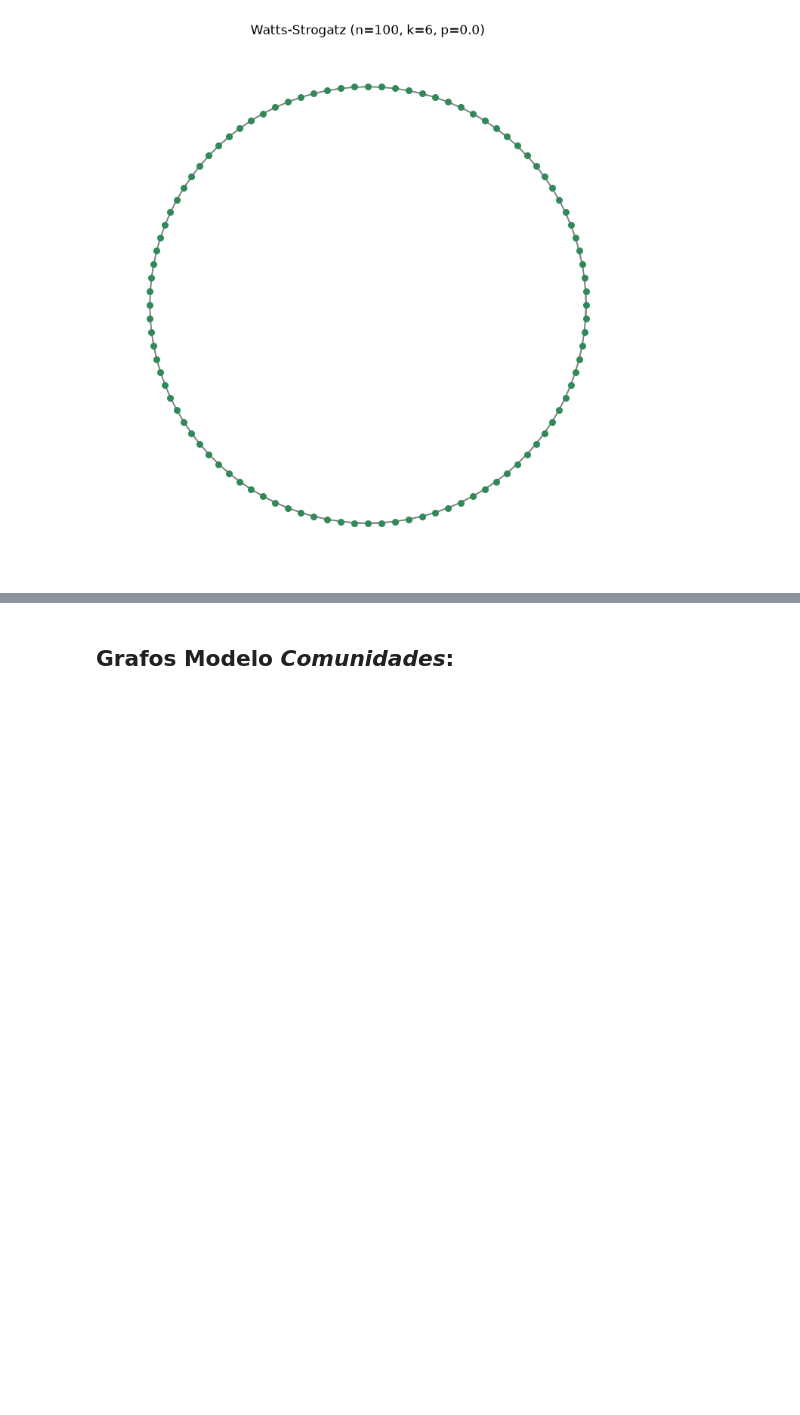
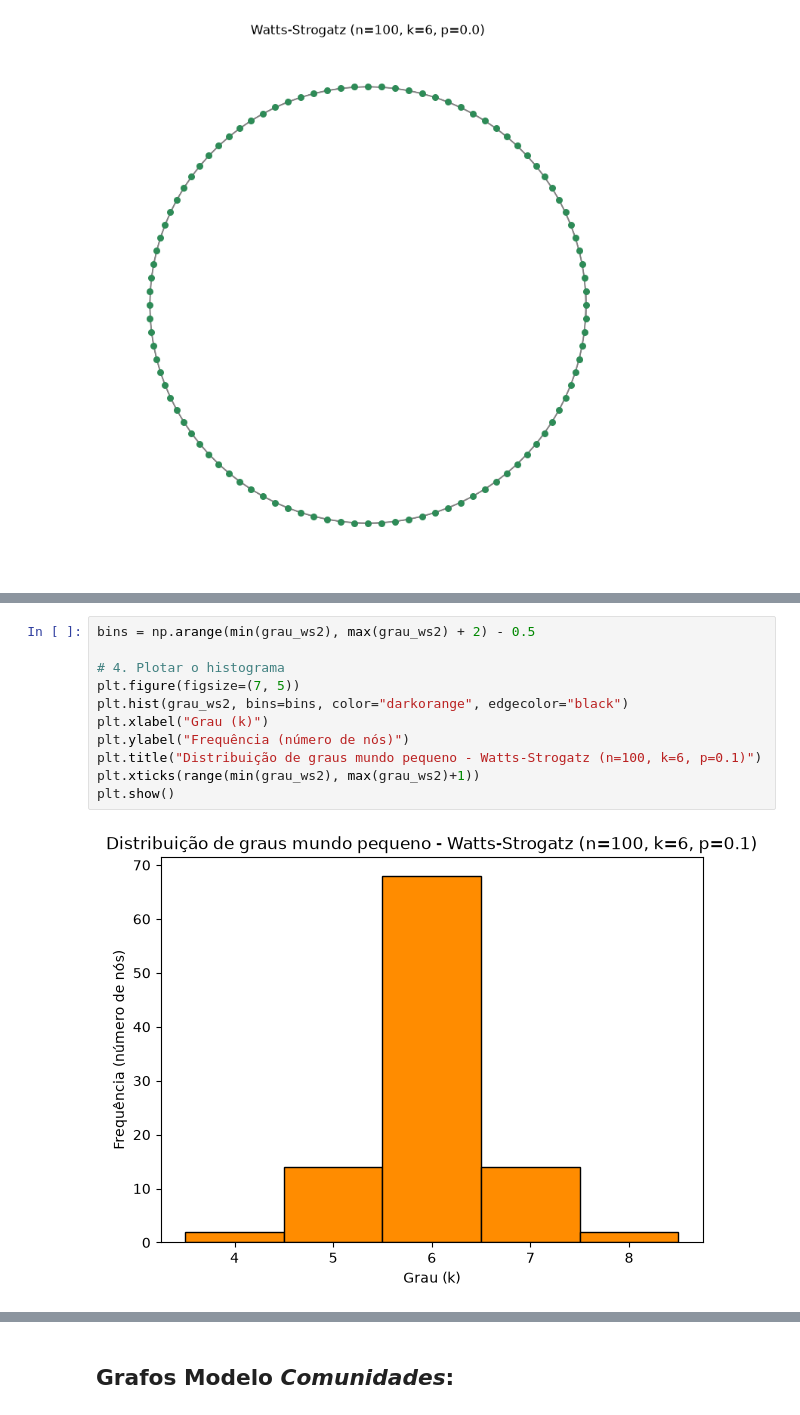
Before and after one commit to davialbuquerquerocha/EMAp.modelagem, a Jupyter notebook: parte1.ipynb, the cells around one changed output, grey strips where cells are left out. Cells and saved outputs as stored; diff of their text form; blank space fills up the shorter version.

```diff
--- a/parte1.ipynb
+++ b/parte1.ipynb
@@ -201,0 +264,13 @@ plt.show()
+# %%
+bins = np.arange(min(grau_ws2), max(grau_ws2) + 2) - 0.5
+
+# 4. Plotar o histograma
+plt.figure(figsize=(7, 5))
+plt.hist(grau_ws2, bins=bins, color="darkorange", edgecolor="black")
+plt.xlabel("Grau (k)")
+plt.ylabel("Frequência (número de nós)")
+plt.title("Distribuição de graus mundo pequeno - Watts-Strogatz (n=100, k=6, p=0.1)")
+plt.xticks(range(min(grau_ws2), max(grau_ws2)+1))
+plt.show()
+# %% [output]
+[figure, added]
```
Also changed, not shown: parts of 13 cells of this notebook.
